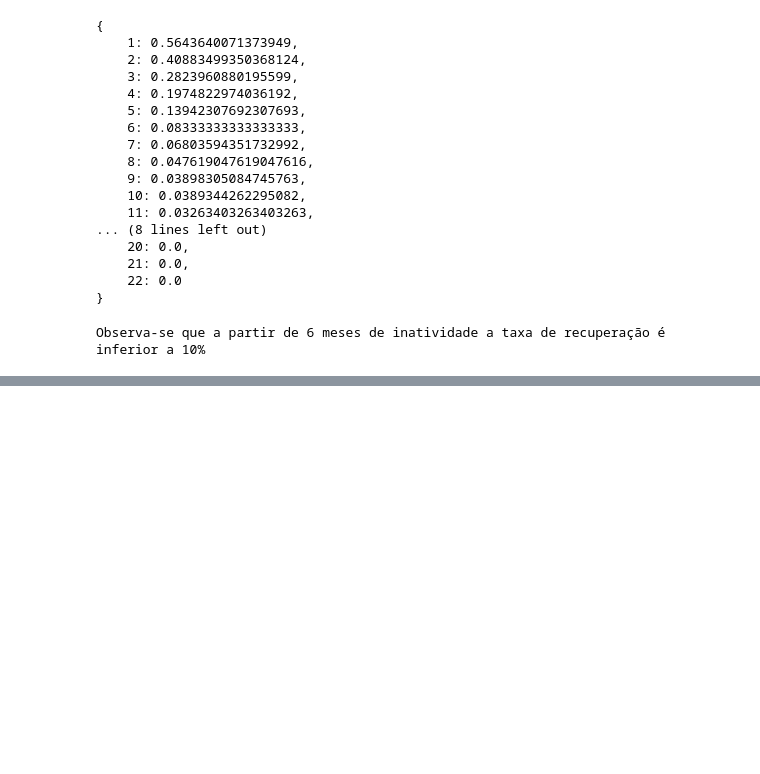
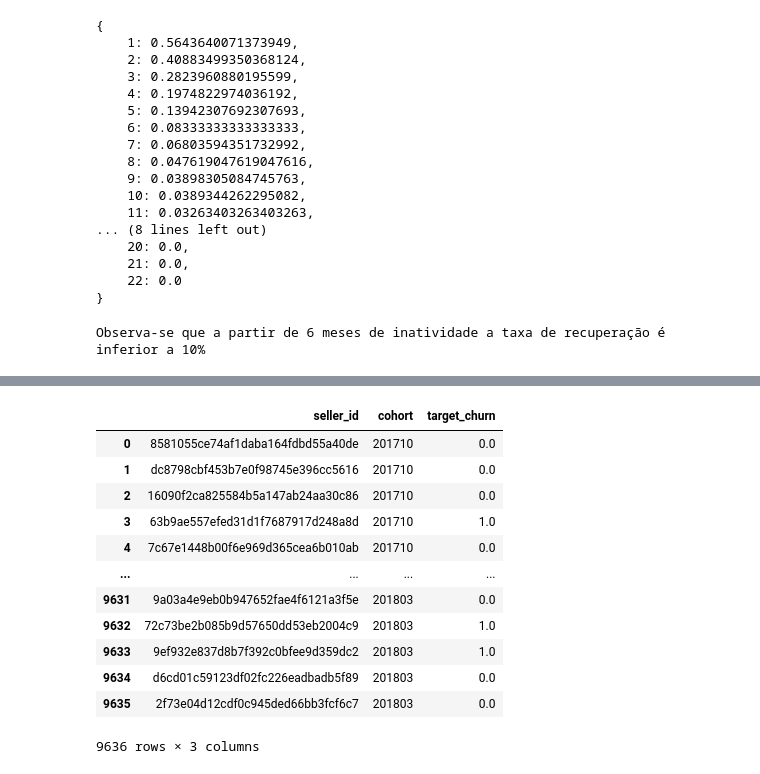
Before and after one commit to BrunoRammon/olist_project, a Jupyter notebook: notebooks/target_definition.ipynb, the cells around one changed output, grey strips where cells are left out. Drawn from its saved outputs; the diff is of its cells as text; code cells hidden in the pictures; blank space fills up the shorter version.

Commit message:
furthere analysis of target and audience

```diff
--- a/notebooks/target_definition.ipynb
+++ b/notebooks/target_definition.ipynb
@@ -401,0 +508,50 @@ Observa-se que a partir de 6 meses de inatividade a taxa de recuperação é inf
+# %%
+def build_target_churn_for_cohort(df_orders: pd.DataFrame,
+                                  id_orders_col: str,
+                                  cohort_orders_col: str,
+                                  cohort: int,
+                                  performance_period: int)-> pd.DataFrame:
+    """
+    """
+    final_cohort = _cohort_offset(cohort,performance_period)
+    df_target_churn_cohort = (
+        df_orders
+        .query(f"({cohort_orders_col}>={cohort}) & ({cohort_orders_col}<{final_cohort})")
+        .drop_duplicates(subset=[id_orders_col])
+        .assign(
+            target_churn = 0,
+            cohort = cohort
+        )
+        [[id_orders_col,'cohort','target_churn']]
+    )
+    return df_target_churn_cohort
+performance_period = 6
+id_audience_col = 'seller_id'
+cohort_audience_col = 'cohort'
+id_orders_col = 'seller_id'
+cohort_orders_col = 'cohort_info'
+cohorts = sorted(df_initial_audience[cohort_audience_col].unique())
+dfs_target_churn_cohort = []
+for cohort in cohorts:
+    df_target_churn_cohort = build_target_churn_for_cohort(
+        df_orders, id_orders_col, cohort_orders_col,
+        cohort, performance_period
+    )
+    dfs_target_churn_cohort.append(df_target_churn_cohort)
+
+df_spine = (
+    pd.concat(dfs_target_churn_cohort, axis=0, ignore_index=True)
+    .reset_index(drop=True)
+    .rename(columns={id_orders_col: id_audience_col})
+    .merge(
+        df_initial_audience[[id_audience_col,cohort_audience_col]],
+        on=[id_audience_col,cohort_audience_col],
+        how='right'
+    )
+    .assign(
+        target_churn = lambda df: df.target_churn.fillna(1)
+    )
+)
+_check_dataset_granularity(df_spine, ['seller_id','cohort'],raise_error=True)
+df_spine
+# %% [output]
@@ -401,0 +559,13 @@ Observa-se que a partir de 6 meses de inatividade a taxa de recuperação é inf
+|  | seller_id | cohort | target_churn |
+| 0 | 8581055ce74af1daba164fdbd55a40de | 201710 | 0.0 |
+| 1 | dc8798cbf453b7e0f98745e396cc5616 | 201710 | 0.0 |
+| 2 | 16090f2ca825584b5a147ab24aa30c86 | 201710 | 0.0 |
+| 3 | 63b9ae557efed31d1f7687917d248a8d | 201710 | 1.0 |
+| 4 | 7c67e1448b00f6e969d365cea6b010ab | 201710 | 0.0 |
+| ... | ... | ... | ... |
+| 9631 | 9a03a4e9eb0b947652fae4f6121a3f5e | 201803 | 0.0 |
+| 9632 | 72c73be2b085b9d57650dd53eb2004c9 | 201803 | 1.0 |
+| 9633 | 9ef932e837d8b7f392c0bfee9d359dc2 | 201803 | 1.0 |
+| 9634 | d6cd01c59123df02fc226eadbadb5f89 | 201803 | 0.0 |
+| 9635 | 2f73e04d12cdf0c945ded66bb3fcf6c7 | 201803 | 0.0 |
+9636 rows × 3 columns
```
Also changed, not shown: parts of 33 cells of this notebook.
